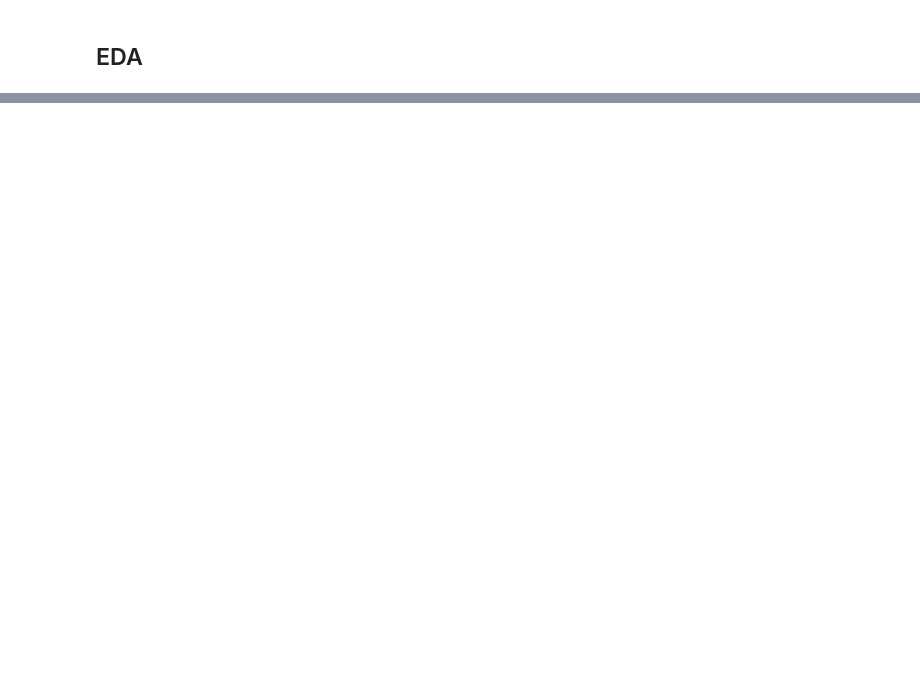
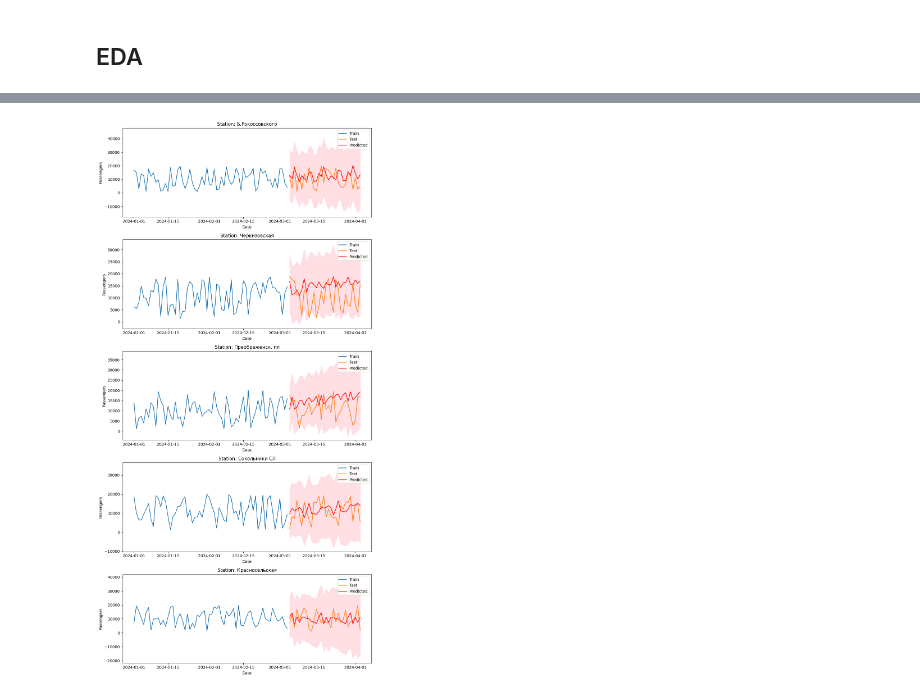
Before and after one commit to b3GOR/METRO_bot, a Jupyter notebook: noteboo.ipynb, the cells around one changed output, grey strips where cells are left out. Cells and saved outputs as stored; diff of their text form; code cells hidden in the pictures; blank space fills up the shorter version.

```diff
--- a/noteboo.ipynb
+++ b/noteboo.ipynb
@@ -26,0 +292,35 @@ df = df.sort_index()
+# %%
+import matplotlib.pyplot as plt
+
+# Создание подложки для графиков
+fig, axes = plt.subplots(len(stations), figsize=(10, 4*len(stations)))
+
+for i, station in enumerate(stations):
+    # Разделение данных на обучающий и тестовый наборы
+    train, test = data[station].iloc[:-30], data[station].iloc[-30:]
+
+    # Создание и обучение модели SARIMA
+    model = SARIMAX(train, order=(1, 1, 1), seasonal_order=(1, 1, 1, 12))
+    model_fit = model.fit()
+
+    # Прогнозирование
+    forecast = model_fit.forecast(30)
+
+    # Получаем фактические и предсказанные значения
+    pred = model_fit.get_prediction(start=test.index[0], end=test.index[-1], dynamic=False)
+
+    # Построение графика сравнения предсказанных и фактических значений для текущей станции
+    axes[i].plot(train.index, train, label='Train')
+    axes[i].plot(test.index, test, label='Test')
+    axes[i].plot(pred.predicted_mean.index, pred.predicted_mean, color='red', label='Predicted')
+    axes[i].fill_between(pred.conf_int().index, pred.conf_int()['lower '+station], pred.conf_int()['upper '+station], color='pink', alpha=0.5)
+    axes[i].set_title(f'Station: {station}')
+    axes[i].set_xlabel('Date')
+    axes[i].set_ylabel('Passengers')
+    axes[i].legend()
+
+# Размещение графиков
+plt.tight_layout()
+plt.show()
+# %% [output]
+[figure, added]
```
Also changed, not shown: parts of 22 cells of this notebook.
